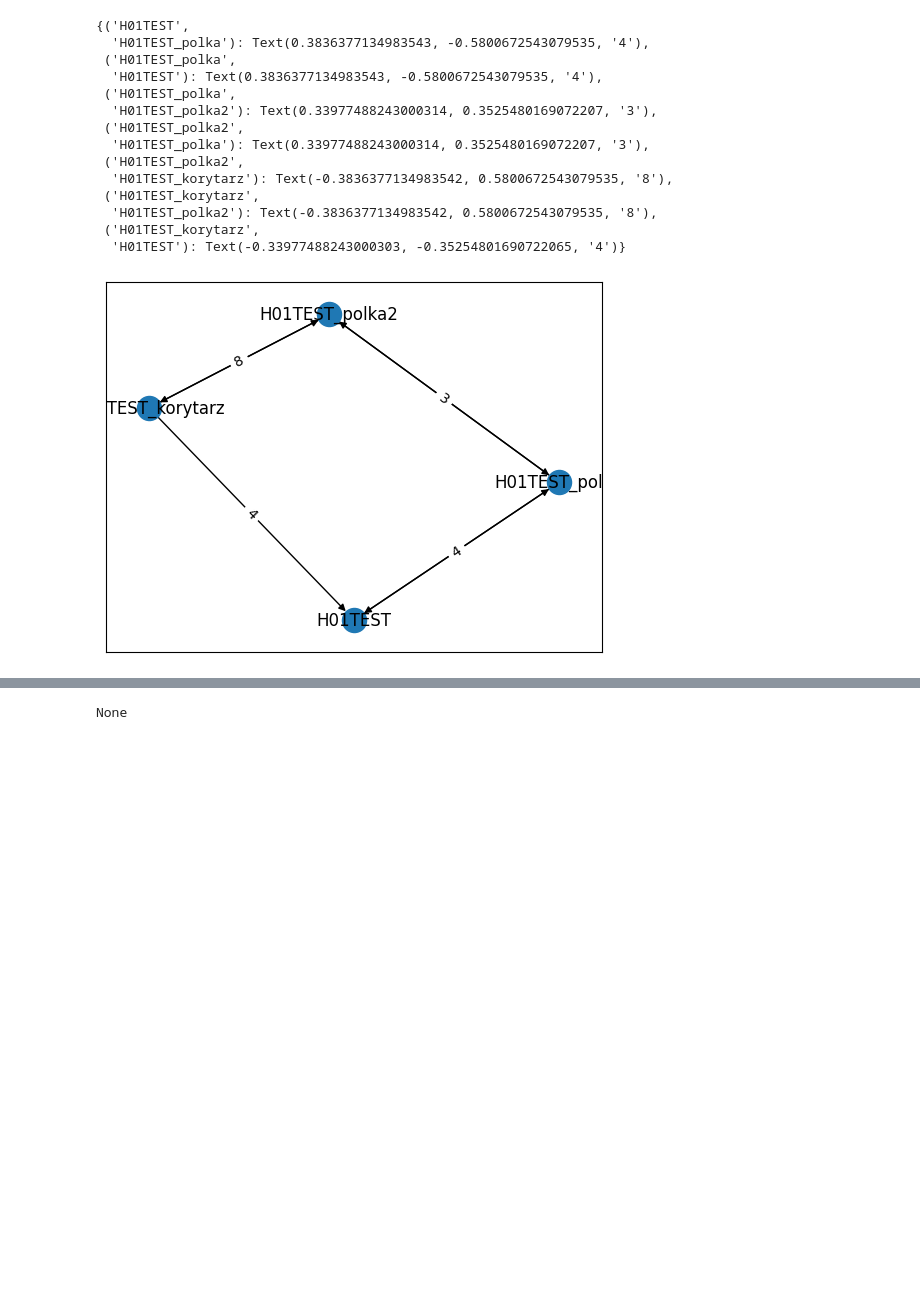
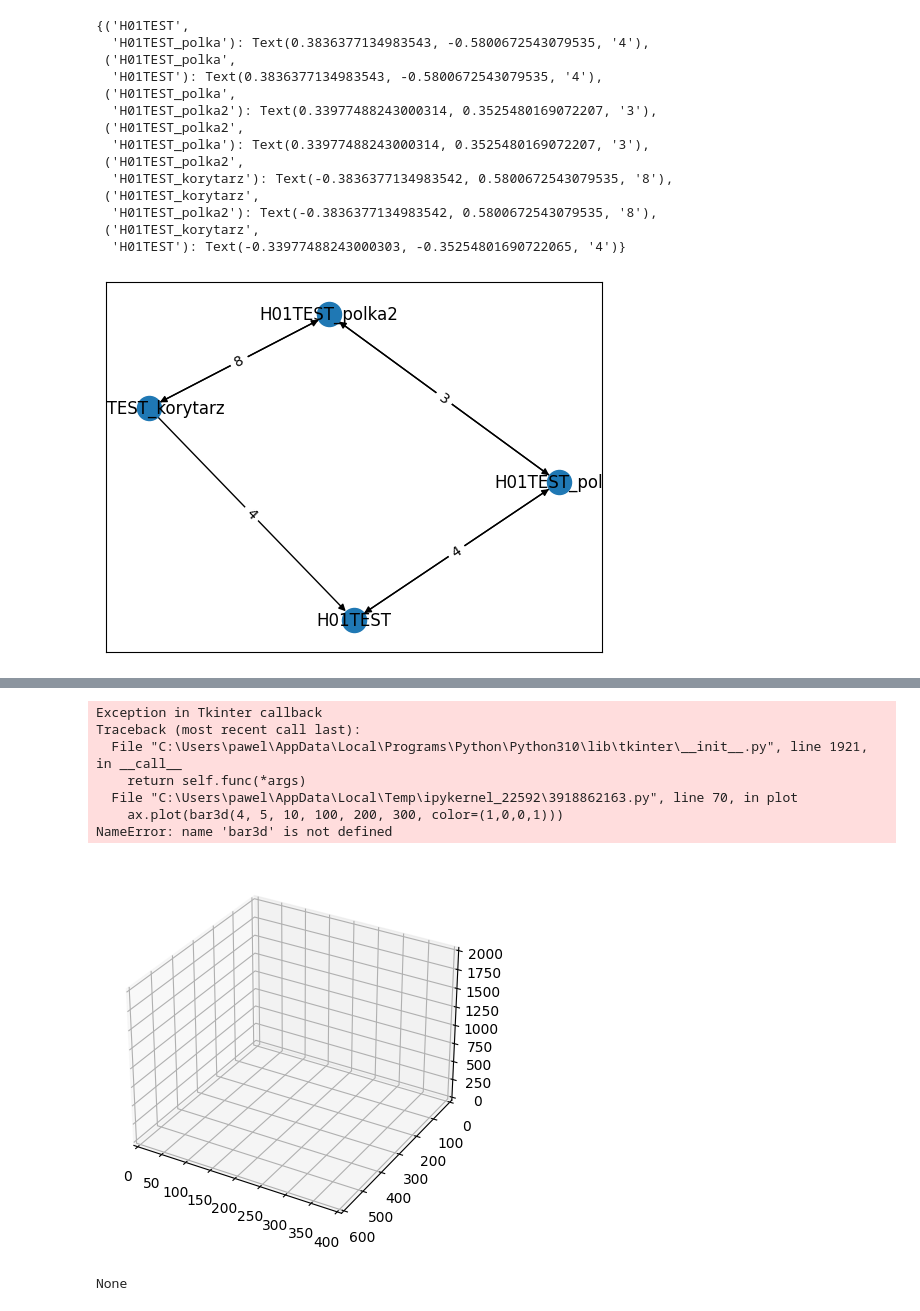
Before and after one commit to pawel-tumialis/Warehouse_Turtles, a Jupyter notebook: testy.ipynb, the cells around one changed output, grey strips where cells are left out. Cells and saved outputs as stored; diff of their text form; code cells hidden in the pictures; blank space fills up the shorter version.

```diff
--- a/testy.ipynb
+++ b/testy.ipynb
@@ -137,33 +137,70 @@ def choose_folder():
     dict_path = filedialog.askdirectory(
     title='Wybierz folder z zamówieniami', initialdir='/')
     finded_csv = 0
     if dict_path != None:
         for file in os.listdir(dict_path):
             if file.endswith(".csv"):
                 finded_csv = 1
                 break
     if finded_csv == 0:
         messagebox.showerror("Błąd", "Nie znaleziono plików csv")
     else:
         clean_window()
         #kod Wiktora
         tk.Label(frame, text ="This is a new window").pack()
 
 
 choose_button = tk.Button(
     frame,
     text='Wybierz folder',
     command=choose_folder
 )
 
 choose_button.pack(
     ipadx=15,
     ipady=5,
     expand=True
 )
+#----------------------
+import matplotlib.pyplot as plt
+import numpy as np
+def plot():
+    fig = plt.figure()
+    ax = fig.add_subplot(projection='3d')
+    ax.axes.set_xlim3d(left=0, right=400)
+    ax.axes.set_ylim3d(bottom=600, top=0)
+    ax.axes.set_zlim3d(bottom=0, top=2000)
+
+    ax.bar3d(4, 5, 10, 100, 200, 300, color=(1,0,0,1))
+    plt.show()
+    input()
+    ax.bar3d(200, 300, 400, 100, 200, 300, color=(1,0,1,1))
+
+    plt.show()
+
+plot_button = tk.Button(
+    frame,
+    text='Plot',
+    command=plot
+)
+
+plot_button.pack(
+    ipadx=1,
+    ipady=1,
+    expand=True
+)
 
 # keep the window displaying
 root.mainloop()
+# %% [output]
+Exception in Tkinter callback
+Traceback (most recent call last):
+  File "C:\Users\pawel\AppData\Local\Programs\Python\Python310\lib\tkinter\__init__.py", line 1921, in __call__
+    return self.func(*args)
+  File "C:\Users\pawel\AppData\Local\Temp\ipykernel_22592\3918862163.py", line 70, in plot
+    ax.plot(bar3d(4, 5, 10, 100, 200, 300, color=(1,0,0,1)))
+NameError: name 'bar3d' is not defined
+[figure, added]
 # %%
 import tkinter as tk
 from tkinter import font as tkfont
```
Also changed, not shown: parts of 4 cells of this notebook, 1 other file.
